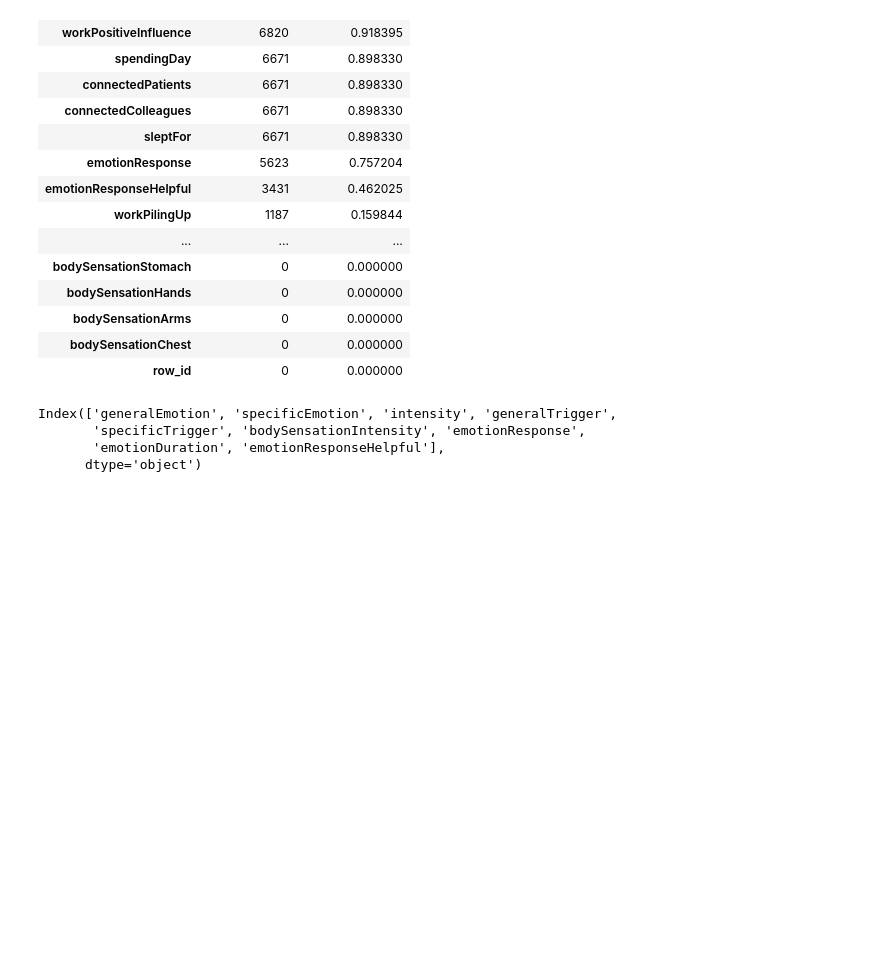
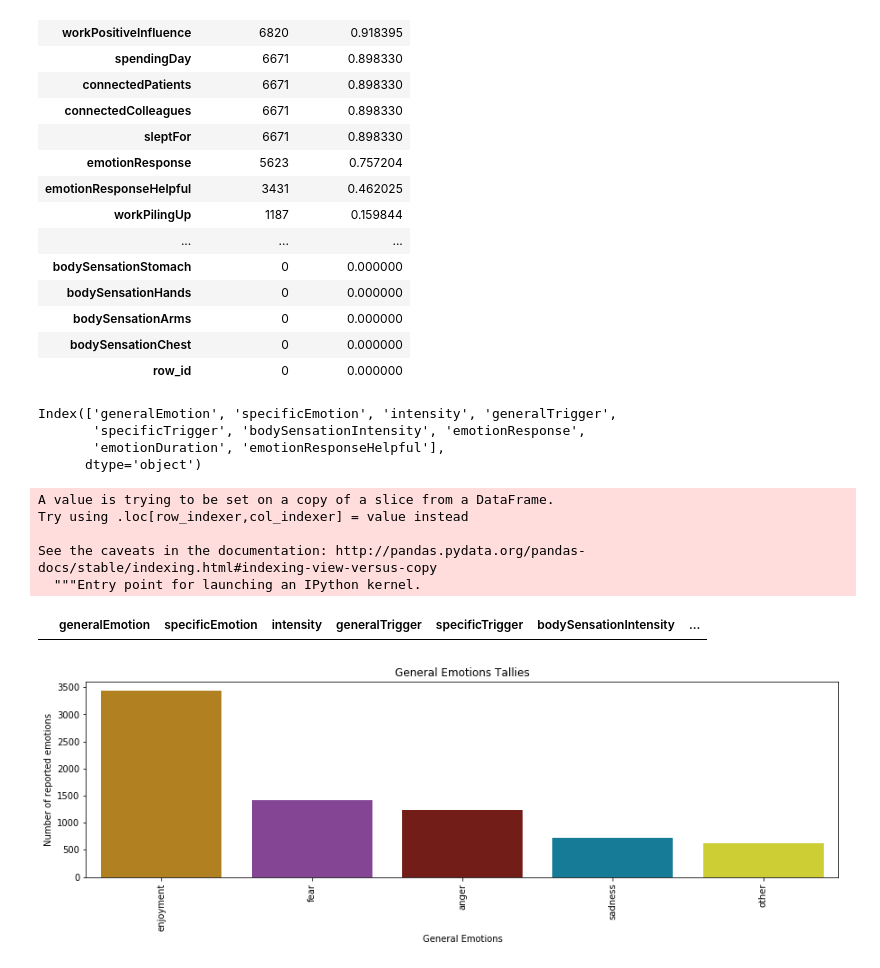
Before and after one commit to monica-oyarzun/capstone, a Jupyter notebook: public-EDA.ipynb, the cells around one changed output. Drawn from its saved outputs; the diff is of its cells as text; code cells hidden in the pictures; blank space fills up the shorter version.

Commit message:
updated graphs

```diff
--- a/public-EDA.ipynb
+++ b/public-EDA.ipynb
@@ -144,3 +270,27 @@ Index(['generalEmotion', 'specificEmotion', 'intensity', 'generalTrigger',
        'specificTrigger', 'bodySensationIntensity', 'emotionResponse',
        'emotionDuration', 'emotionResponseHelpful'],
       dtype='object')
+# %%
+# correct spelling - add this to .py transformations
+
+subset['specificEmotion'] = subset['specificEmotion'].replace('embarrased', 'embarrassed')
+# %% [output]
+A value is trying to be set on a copy of a slice from a DataFrame.
+Try using .loc[row_indexer,col_indexer] = value instead
+
+See the caveats in the documentation: http://pandas.pydata.org/pandas-docs/stable/indexing.html#indexing-view-versus-copy
+  """Entry point for launching an IPython kernel.
+# %%
+subset[subset['specificEmotion']=='embarrased']
+# %% [output]
+|  | generalEmotion | specificEmotion | intensity | generalTrigger | specificTrigger | bodySensationIntensity | ... |
+# %%
+plt.figure(figsize=(15,4))
+palette = {'enjoyment': '#c98709', 'fear': '#8c37a3', 'anger': '#810f09', 'sadness': '#0087ab', 'other': '#e6e71a'}
+sns.countplot(x='generalEmotion', data=subset, orient='h', order = subset['generalEmotion'].value_counts().index, palette=palette)
+plt.xticks(rotation='vertical')
+plt.ylabel('Number of reported emotions')
+plt.xlabel('General Emotions')
+plt.title("General Emotions Tallies");
+# %% [output]
+[figure, added]
```
Also changed, not shown: parts of 16 cells of this notebook, 1 other file.
